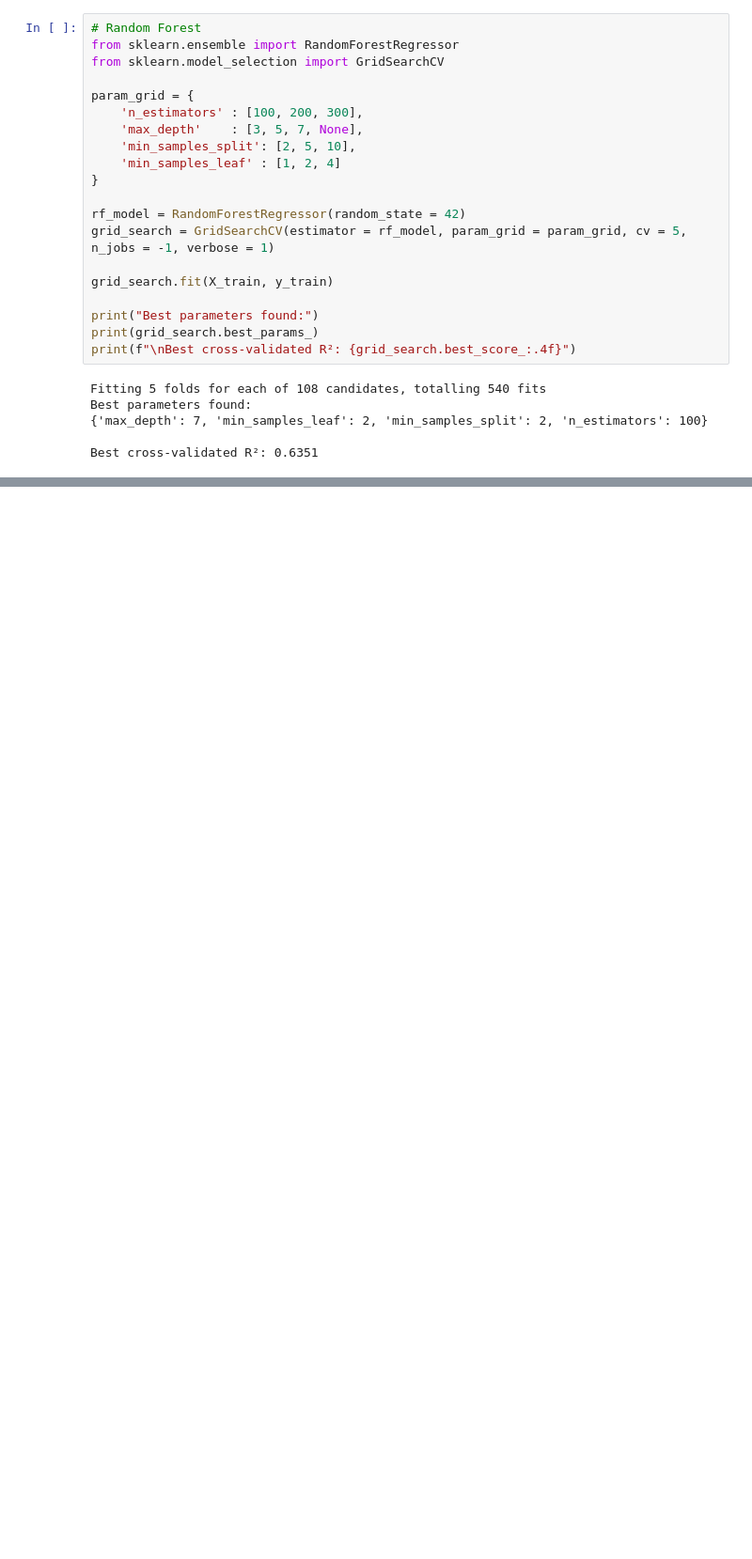
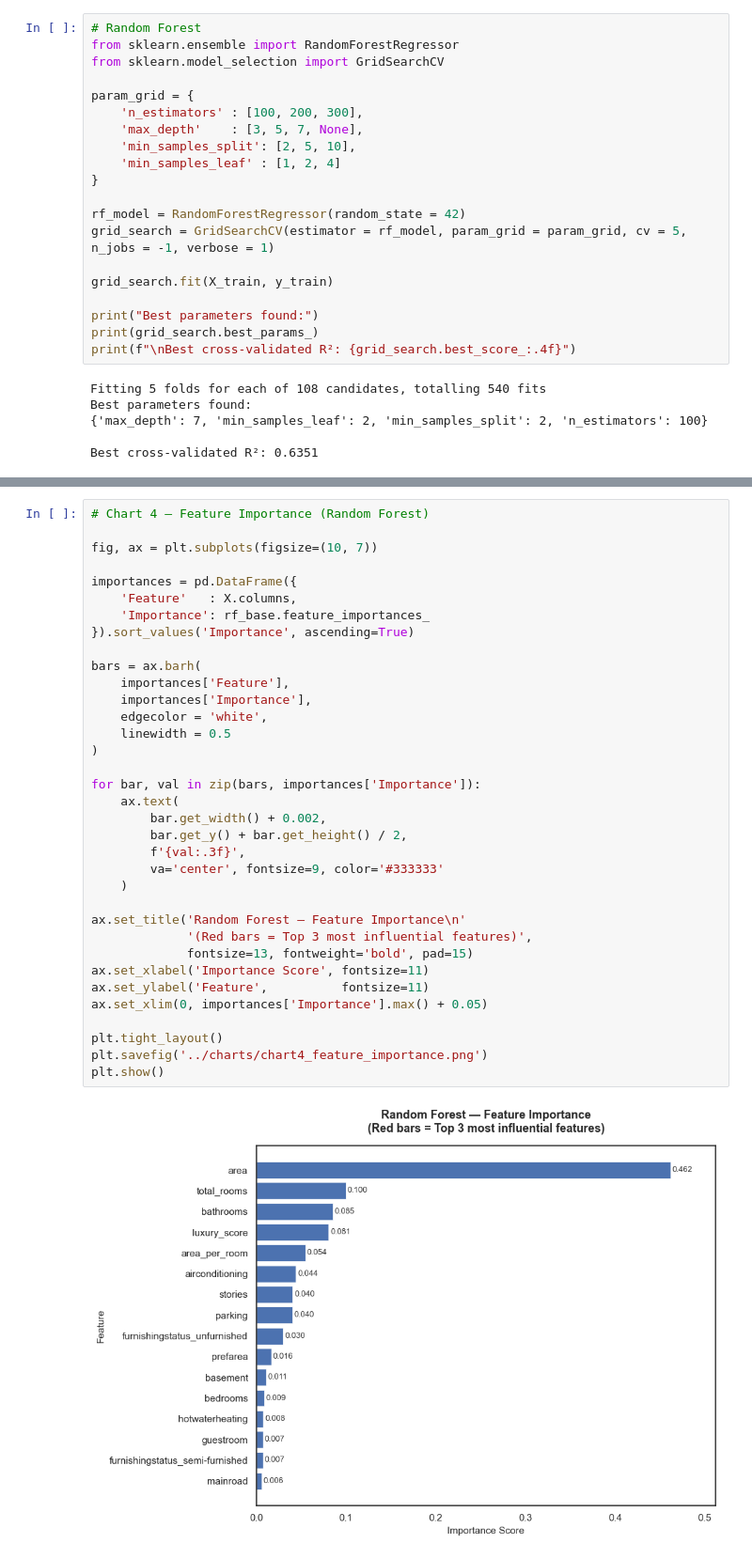
Before and after one commit to Venkatavishnuvardhanthota/House_Price_Prediction, a Jupyter notebook: notebooks/analysis.ipynb, the cells around one changed output, grey strips where cells are left out. Shown at 94% size. Saved outputs shown, nothing was run; the diff lists cells and outputs as text; blank space fills up the shorter version.

```diff
--- a/notebooks/analysis.ipynb
+++ b/notebooks/analysis.ipynb
@@ -260,0 +406,37 @@ Models saved successfully:
+# %%
+# Chart 4 — Feature Importance (Random Forest)
+
+fig, ax = plt.subplots(figsize=(10, 7))
+
+importances = pd.DataFrame({
+    'Feature'   : X.columns,
+    'Importance': rf_base.feature_importances_
+}).sort_values('Importance', ascending=True)
+
+bars = ax.barh(
+    importances['Feature'],
+    importances['Importance'],
+    edgecolor = 'white',
+    linewidth = 0.5
+)
+
+for bar, val in zip(bars, importances['Importance']):
+    ax.text(
+        bar.get_width() + 0.002,
+        bar.get_y() + bar.get_height() / 2,
+        f'{val:.3f}',
+        va='center', fontsize=9, color='#333333'
+    )
+
+ax.set_title('Random Forest — Feature Importance\n'
+             '(Red bars = Top 3 most influential features)',
+             fontsize=13, fontweight='bold', pad=15)
+ax.set_xlabel('Importance Score', fontsize=11)
+ax.set_ylabel('Feature',          fontsize=11)
+ax.set_xlim(0, importances['Importance'].max() + 0.05)
+
+plt.tight_layout()
+plt.savefig('../charts/chart4_feature_importance.png')
+plt.show()
+# %% [output]
+[figure, added]
```
Also changed, not shown: parts of 10 cells of this notebook, 6 other files.
